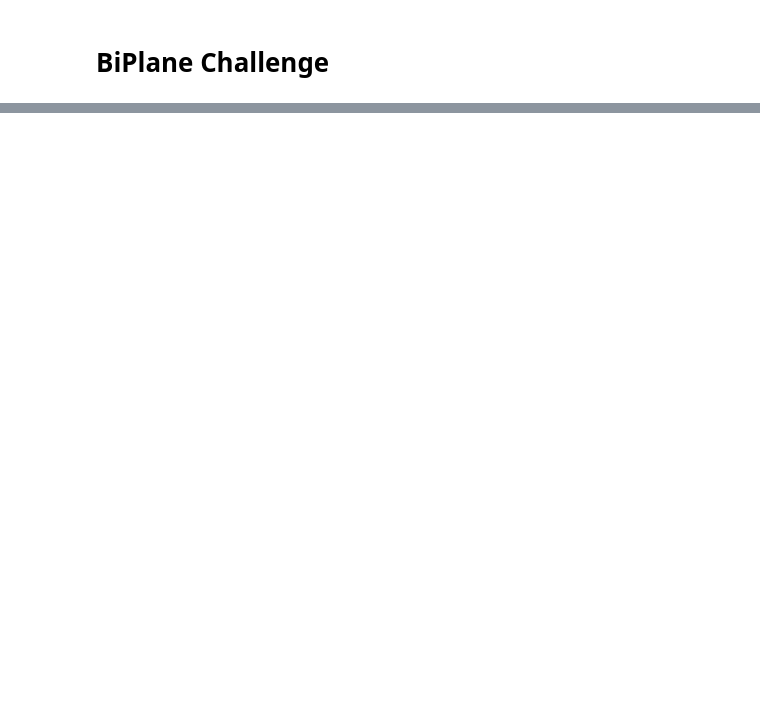
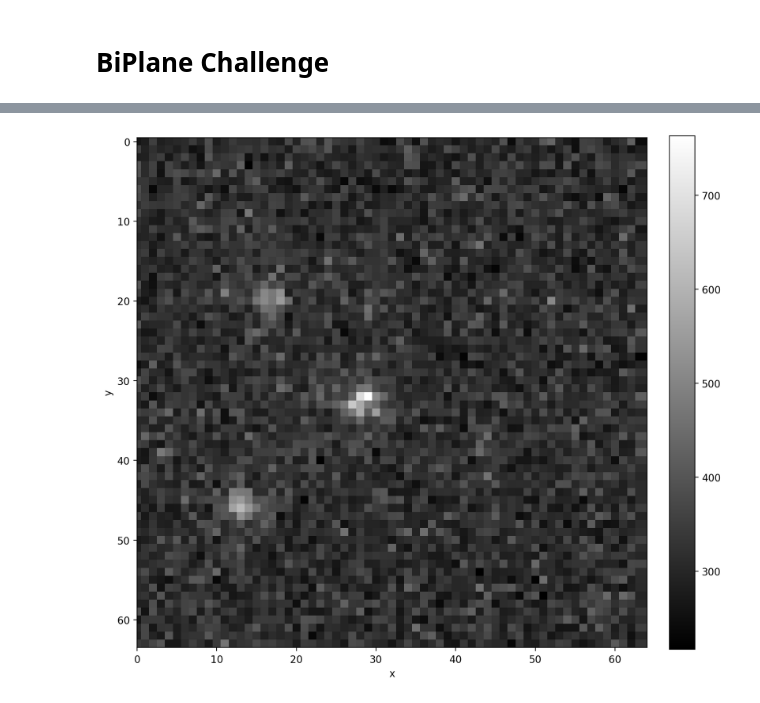
Before and after one commit to ries-lab/DECODE-Plex, a Jupyter notebook: notebook/biplane/challenge.ipynb, the cells around one changed output, grey strips where cells are left out. Drawn from its saved outputs; the diff is of its cells as text; code cells hidden in the pictures; blank space fills up the shorter version.

Commit message:
DECODE-Plex

```diff
--- a/notebook/biplane/challenge.ipynb
+++ b/notebook/biplane/challenge.ipynb
@@ -391,9 +2,0 @@ scen_out
-# %%
-# save emitters
-for i, s in scen_out.join(scen_decode["em_out"]).iterrows():
-    if s.em_out is None:
-        continue
-
-    s.em_out.save(s.path_em_out)
-
-scen_out.to_pickle(path_out / "scen_out.pkl")
@@ -678,0 +27,30 @@ print(tp_matchf)
+# %%
+path_frames = "../../data/Fig1e-Challenge/"
+
+path_frames = Path(path_frames).expanduser()
+
+path_trafo = "../../data/Fig1e-Challenge/sequence-Beads-BP-Exp-as-stack_trafo.mat"
+path_trafo = Path(path_trafo).expanduser()
+
+path_training = "../../outputs/Fig1e-challenge-2026-05-27_15-24-26-229646"
+path_training = Path(path_training).expanduser()
+path_cfg = path_training / "param_run.yaml"
+path_ckpt = next((path_training).glob("*.ckpt"))
+
+model_identifier = f"model_{path_ckpt.parent.stem}"
+
+cfg = decode.io.param.load(path_cfg)
+gain_correct = True
+
+device = ["cuda:0"]
+
+for s in cfg["Hardware"]["device"]:
+    cfg["Hardware"]["device"][s] = device[0]
+# %%
+# single dataset, single camera
+path_subs = [sorted(path_frames.glob("*.tif"))[0].parent]
+
+mode_camera = "rois"
+bulk_load = False
+
+path_subs
@@ -678,0 +136,8 @@ print(tp_matchf)
+# %%
+plt.subplots(figsize=(10, 10))
+decode.plot.PlotFrame(frames[100] + frames[100].flip(-2)).plot()
+plt.xlim(0, 64)
+plt.show()
+# decode.plot.PlotFrame(frames[100].flip(-2)).plot()
+# %% [output]
+[figure, added]
```
Also changed, not shown: parts of 46 cells of this notebook, 5 other files.
